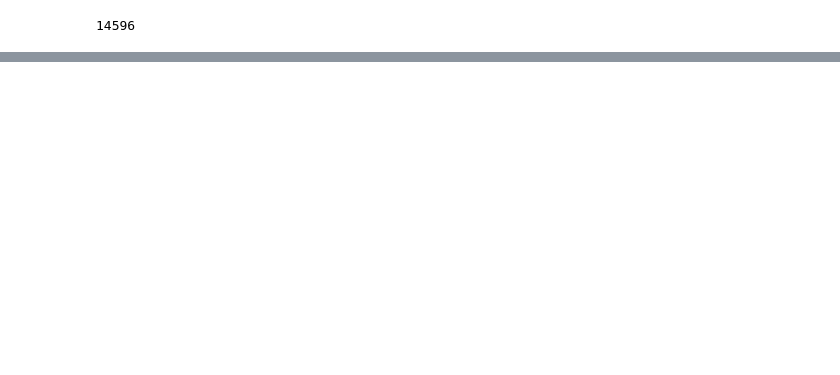
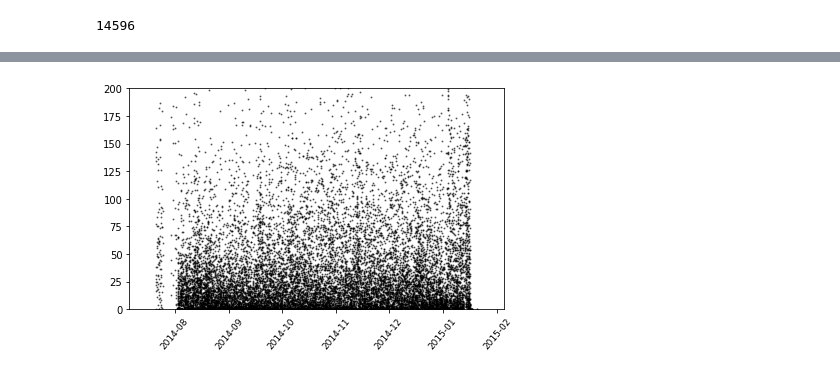
Before and after one commit to angelasmao/btc-e-model, a Jupyter notebook: Model.ipynb, the cells around one changed output, grey strips where cells are left out. Cells and saved outputs as stored; diff of their text form; code cells hidden in the pictures; blank space fills up the shorter version.

```diff
--- a/Model.ipynb
+++ b/Model.ipynb
@@ -107,0 +425,32 @@ Wall time: 7.63 µs
+# %%
+# so plot time with amount from allAggIns
+allTx = address.out_txes # this is an iterator
+allAggIns = address.out_txes.input_value
+
+allAggIns = allAggIns[:-51]
+print(len(allAggIns))
+
+%time inputs = allAggIns
+# print(allAggIns)
+times = allTx.block_time[:-51]
+print(len(times))
+
+# df = pd.DataFrame({"Amounts aggregated":inputs/1e8}, index=times)
+# ax = df.resample("d").mean().plot()
+# ax.set_ylim(0)
+# plt.plot()
+
+x = times
+y = inputs
+
+colors =(0,0,0)
+area = 1  # 0 to 15 point radii
+
+plt.scatter(x, y/1e8, s=area, c=colors, alpha=0.5)
+plt.ylim(0, 200)
+
+plt.tick_params(axis='x', which='major', labelsize=9, rotation=50)
+plt.tight_layout()
+
+plt.savefig('graph1.svg', format='svg', dpi=1200)
+# %% [output]
@@ -107,0 +461 @@ Wall time: 7.63 µs
+[figure, added]
```
Also changed, not shown: parts of 15 cells of this notebook, 1 other file.
